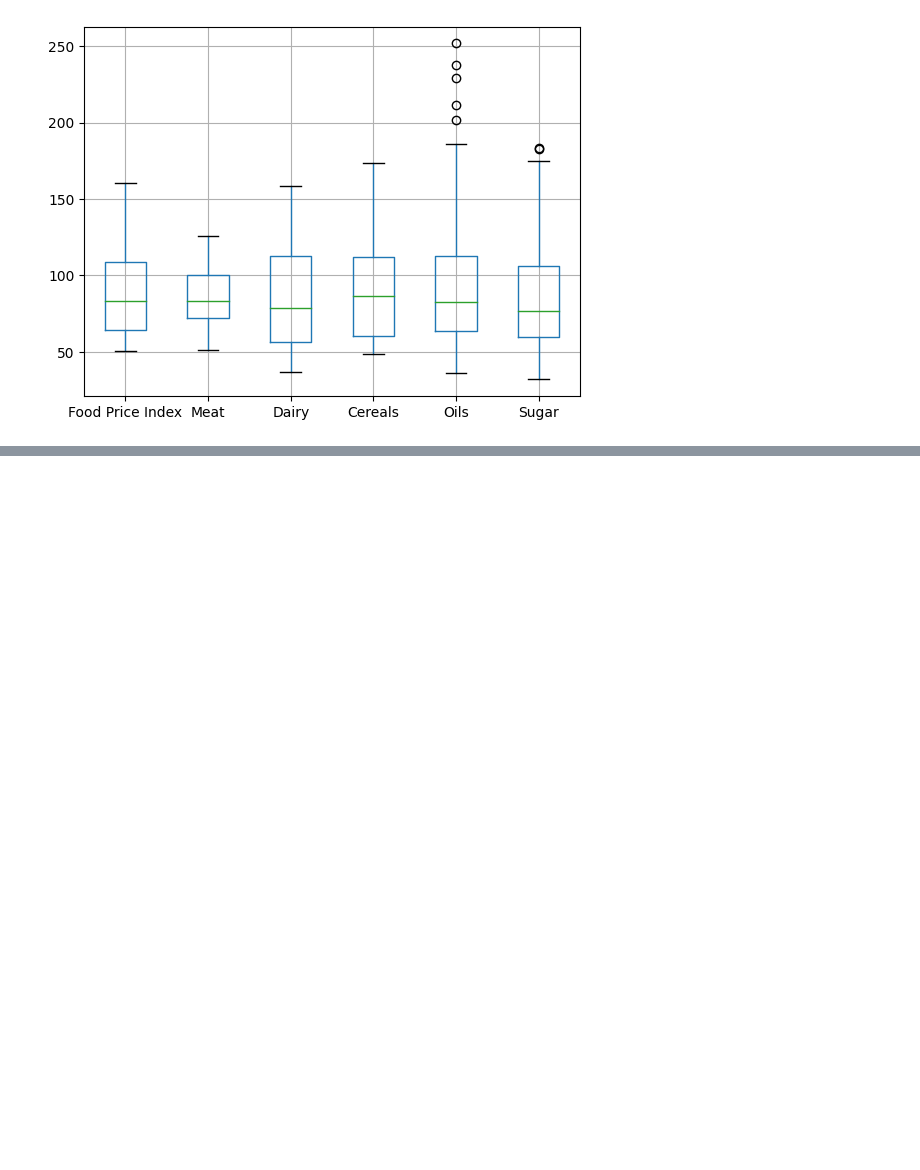
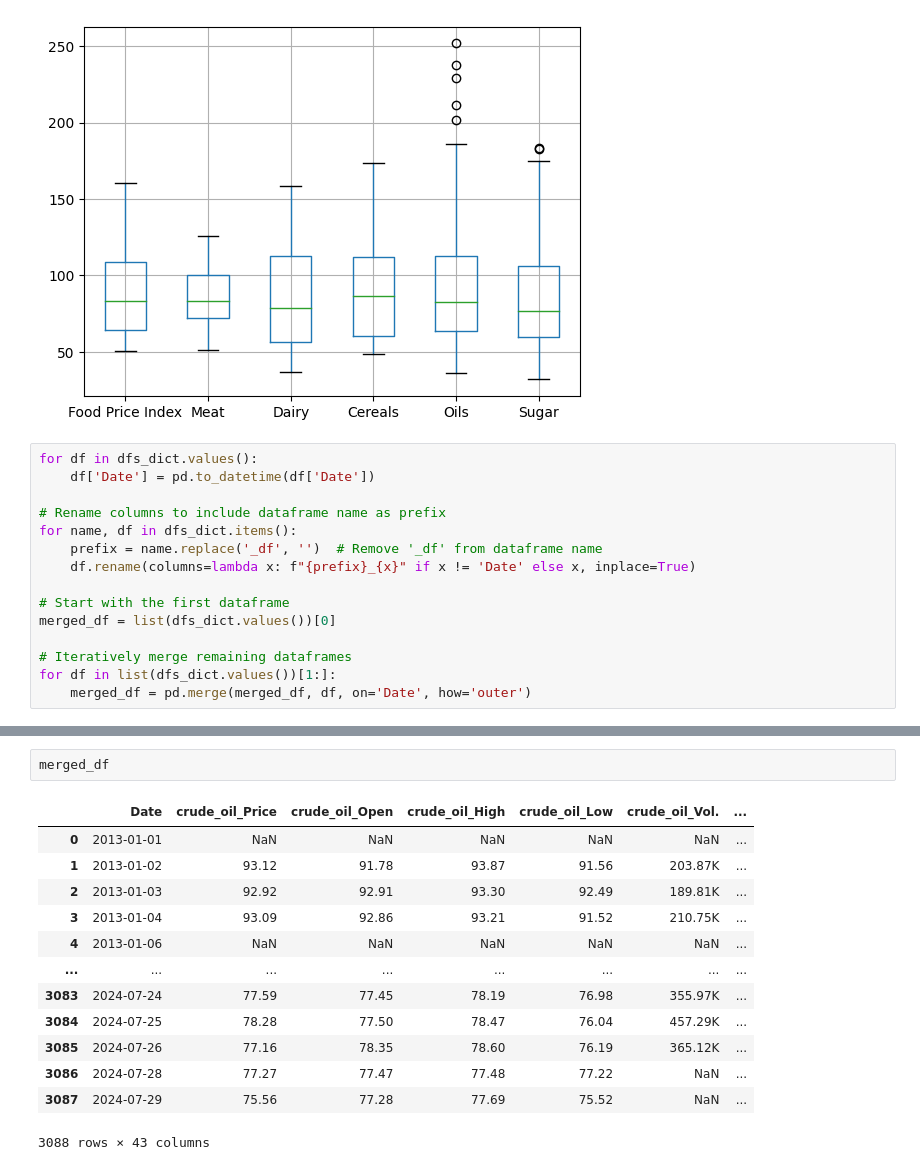
Before and after one commit to DanaMikulinsky/fintechFinalProject, a Jupyter notebook: dataExploration.ipynb, the cells around one changed output, grey strips where cells are left out. Drawn from its saved outputs; the diff is of its cells as text; blank space fills up the shorter version.

```diff
--- a/dataExploration.ipynb
+++ b/dataExploration.ipynb
@@ -95,3 +115,18 @@ food_price_df.boxplot()
 plt.show()
 # %% [output]
 [figure]
+# %%
+for df in dfs_dict.values():
+    df['Date'] = pd.to_datetime(df['Date'])
+
+# Rename columns to include dataframe name as prefix
+for name, df in dfs_dict.items():
+    prefix = name.replace('_df', '')  # Remove '_df' from dataframe name
+    df.rename(columns=lambda x: f"{prefix}_{x}" if x != 'Date' else x, inplace=True)
+
+# Start with the first dataframe
+merged_df = list(dfs_dict.values())[0]
+
+# Iteratively merge remaining dataframes
+for df in list(dfs_dict.values())[1:]:
+    merged_df = pd.merge(merged_df, df, on='Date', how='outer')
@@ -97,0 +151,16 @@ plt.show()
+# %%
+merged_df
+# %% [output]
+|  | Date | crude_oil_Price | crude_oil_Open | crude_oil_High | crude_oil_Low | crude_oil_Vol. | ... |
+| 0 | 2013-01-01 | NaN | NaN | NaN | NaN | NaN | ... |
+| 1 | 2013-01-02 | 93.12 | 91.78 | 93.87 | 91.56 | 203.87K | ... |
+| 2 | 2013-01-03 | 92.92 | 92.91 | 93.30 | 92.49 | 189.81K | ... |
+| 3 | 2013-01-04 | 93.09 | 92.86 | 93.21 | 91.52 | 210.75K | ... |
+| 4 | 2013-01-06 | NaN | NaN | NaN | NaN | NaN | ... |
+| ... | ... | ... | ... | ... | ... | ... | ... |
+| 3083 | 2024-07-24 | 77.59 | 77.45 | 78.19 | 76.98 | 355.97K | ... |
+| 3084 | 2024-07-25 | 78.28 | 77.50 | 78.47 | 76.04 | 457.29K | ... |
+| 3085 | 2024-07-26 | 77.16 | 78.35 | 78.60 | 76.19 | 365.12K | ... |
+| 3086 | 2024-07-28 | 77.27 | 77.47 | 77.48 | 77.22 | NaN | ... |
+| 3087 | 2024-07-29 | 75.56 | 77.28 | 77.69 | 75.52 | NaN | ... |
+3088 rows × 43 columns
```
Also changed, not shown: parts of 5 cells of this notebook.
